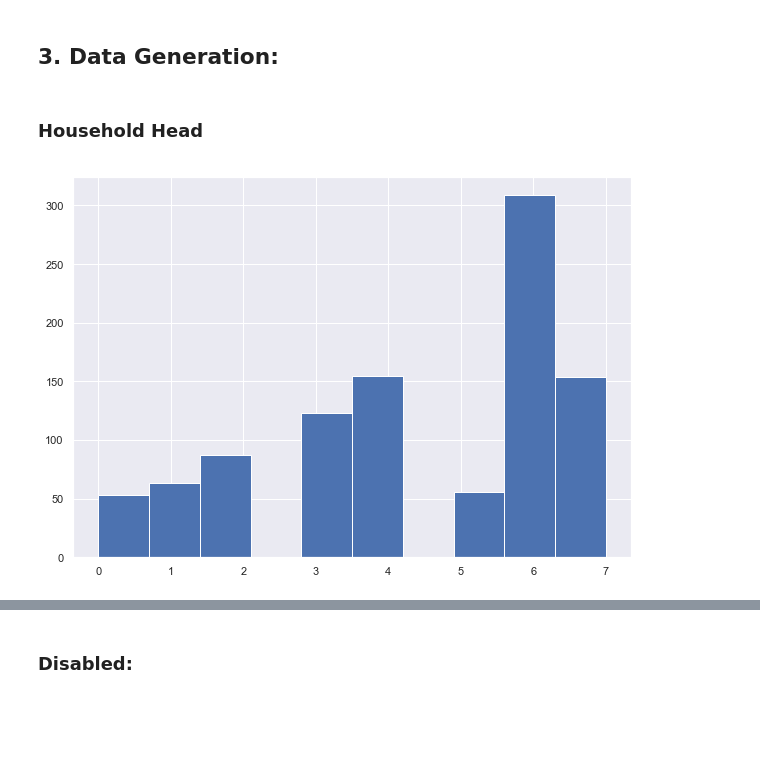
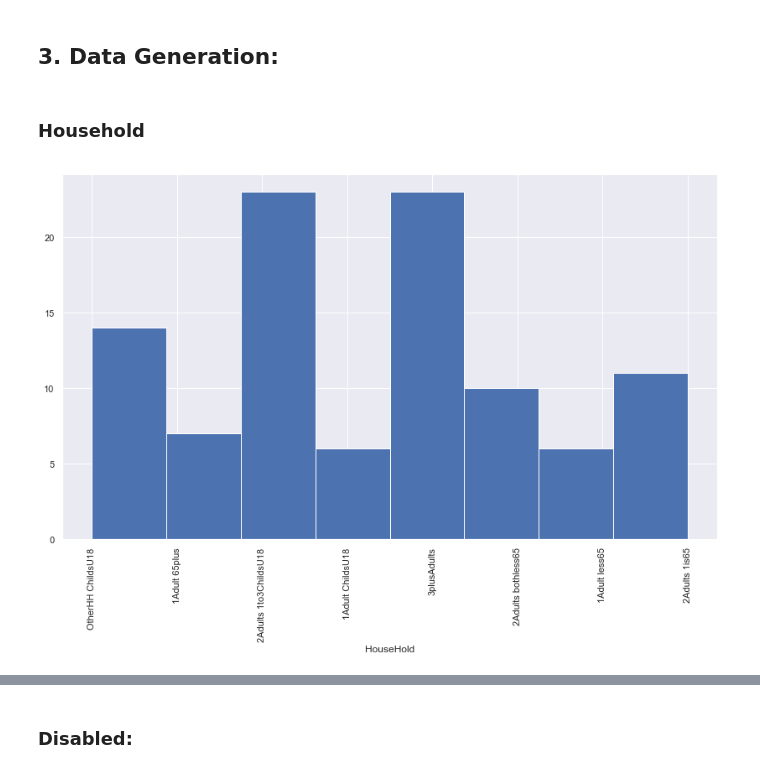
Before and after one commit to fionaoriordan/52465_19_project, a Jupyter notebook: 52465_19_project_dep1.ipynb, the cells around one changed output, grey strips where cells are left out. Drawn from its saved outputs; the diff is of its cells as text; code cells hidden in the pictures; blank space fills up the shorter version.

Commit message:
Updating Household, Disabled arr, testing df creation

```diff
--- a/52465_19_project_dep1.ipynb
+++ b/52465_19_project_dep1.ipynb
@@ -70,3 +70,5 @@ import seaborn as sns
 # Taken from : https://stackoverflow.com/a/47955814
 # Adjusting the figure size of seaborn plots in this notebook
 sns.set(rc={'figure.figsize':(10,7)})
+#dataset size
+samplesize = 100
@@ -75,7 +75,7 @@ df = pd.DataFrame(columns = ["Income", "Househead", "Disability","Gender", "Age"
 # %% [markdown]
-### Household Head
+### Household
 # %%
-###### household head array
+# hharr household composition array
 
 #1 adult aged 65+ =4.5  =  0
 #1 adult aged <65 = 5.5 =  1
@@ -85,12 +85,18 @@ df = pd.DataFrame(columns = ["Income", "Househead", "Disability","Gender", "Age"
 #1 adult with children aged under 18	= 5.4 = 6 =5
 # 2 adults with 1-3 children aged under 18 = 31.4 = 7 = 6
 # Other households with children aged under 18 = 17 = 8 =7
-hharr = ['LiveAlone', 'WithPartner', 'WithOwnChildren', 'WithPartnerChildren', 'WithParents', 'NonFamilyHH']
-househead = np.random.choice(8, 1000, p=[0.045, 0.055,0.09,0.114,0.158,0.054, 0.314,0.17])
+hharr = ["1Adult 65plus", "1Adult less65", "2Adults 1is65", "2Adults bothless65",
+         "3plusAdults", "1Adult ChildsU18", "2Adults 1to3ChildsU18", "OtherHH ChildsU18"]
+HouseHold = np.random.choice(hharr, samplesize, p=[0.045, 0.055,0.09,0.114,0.158,0.054, 0.314,0.17])
-# %%
-# plot a histogram of array x
-plt.hist(househead)
-# display the histogram
-plt.show()
-# %% [output]
-[figure, removed]
+# %%
+# plot a histogram of array Household distribution.x
+
+
+plt.figure(figsize=(14,8), facecolor='w', edgecolor='k', clear='True')
+plt.hist(HouseHold, bins=8)
+plt.xlabel('HouseHold')
+# Adapted from https://stackoverflow.com/questions/42559206/how-to-rotate-axis-labels-when-using-a-matplotlib-histogram
+plt.xticks(rotation='vertical')
+plt.show()
+# %% [output]
+[figure, added]
```
Also changed, not shown: parts of 9 cells of this notebook.
